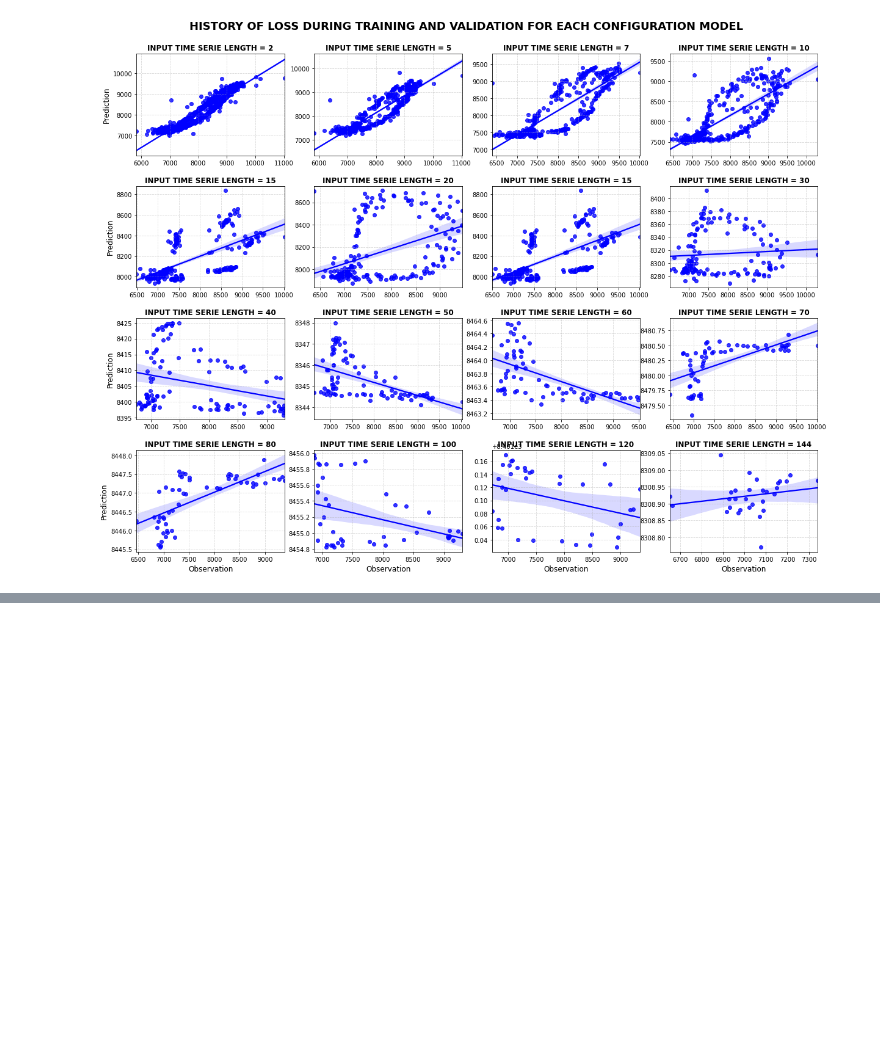
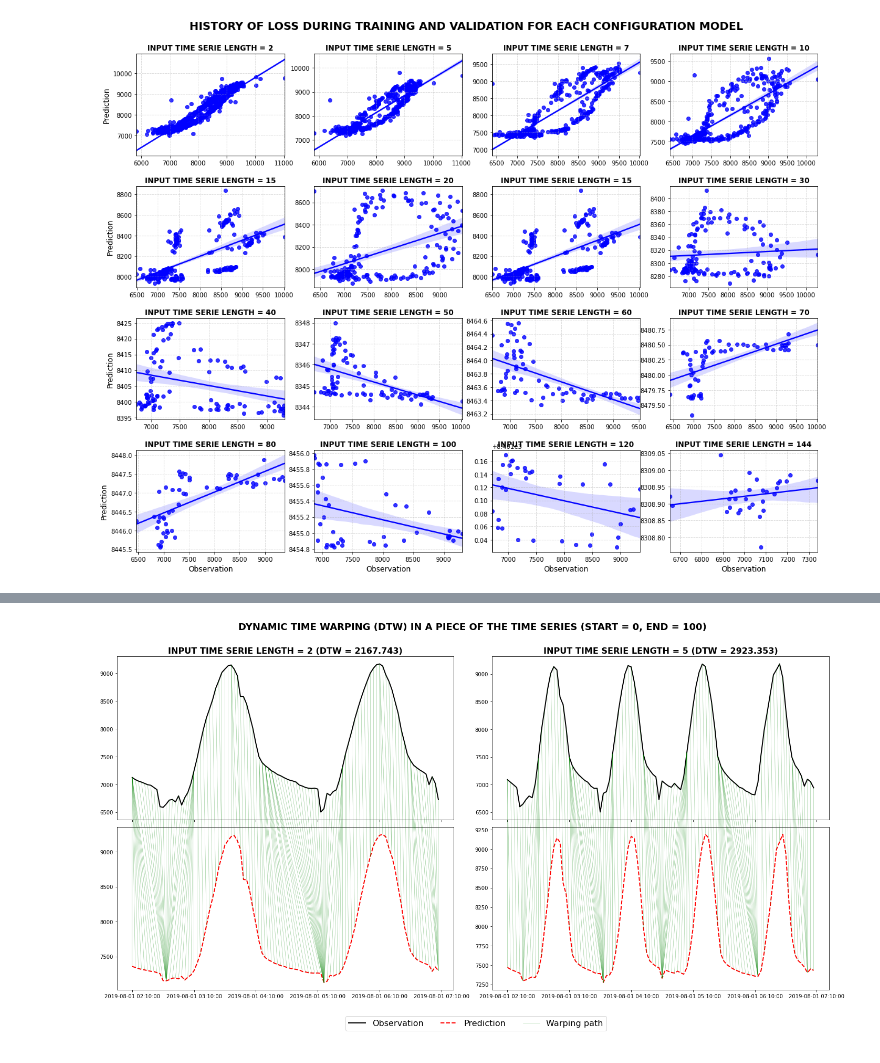
Before and after one commit to AdrianoPereira/CAP421, a Jupyter notebook: lectures/homework12/RNN_LSTM_GOES16_EXERCISE.ipynb, the cells around one changed output, grey strips where cells are left out. Saved outputs shown, nothing was run; the diff lists cells and outputs as text; code cells hidden in the pictures; blank space fills up the shorter version.

```diff
--- a/lectures/homework12/RNN_LSTM_GOES16_EXERCISE.ipynb
+++ b/lectures/homework12/RNN_LSTM_GOES16_EXERCISE.ipynb
@@ -457,0 +539,64 @@ Text(0.5, 0, 'Input time serie length')
+# %%
+import matplotlib as mpl
+
+fig, ax = plt.subplots(2, 2, figsize=(20, 10), sharex='all')
+
+start, end = 0, 100
+fig.suptitle(f"DYNAMIC TIME WARPING (DTW) IN A PIECE OF THE TIME SERIES (START = {start}, END = {end})",
+            fontsize=18, fontweight='bold', y=1.01)
+for i, ts_length in enumerate(ts_lengths[:2]):
+    ts_length += 1
+    stride = ts_length
+    prefix = f"LSTM-TS{str(ts_length).zfill(3)}-ST{str(stride).zfill(3)}"
+    path_model = f"{RESULT_PATH}/{prefix}"
+
+    model = tf.keras.models.load_model(f"{path_model}/MODEL-{prefix}.hdf5")
+
+    # Get date times ticks for x axis
+    xtick = []
+    for j in range(0, len(xticks)-ts_length, stride):
+        xtick.append(xticks[j+ts_length])
+
+    # Creating time series of test data
+    X_test, y_test = create_Xy(x_data_test, ts_length, stride=stride)
+
+    # Predict
+    y_pred = model.predict(X_test)[:, 0, :]
+
+    true = scaler.inverse_transform(y_test)[:, 0]
+    pred = scaler.inverse_transform(y_pred)[:, 0]
+
+    s1 = true[start:end]
+    s2 = pred[start:end]
+    path = dtw.warping_path(s1, s2)
+    ax[0][i].set_title(f"INPUT TIME SERIE LENGTH = {ts_length-1} (DTW = {dtw.distance(s1, s2):.3f})",
+                       fontdict={'size':16, 'weight': 'bold'})
+
+    ax[0][i].plot(s1, color='k', lw=2, ls='-')
+    ax[1][i].plot(s2, color='red', lw=2, ls='--')
+    ax[1][i].set_xticklabels(xtick[start:end])
+    plt.tight_layout()
+    lines = []
+    for r_c, c_c in path:
+        if r_c < 0 or c_c < 0:
+            continue
+        con = mpl.patches.ConnectionPatch(xyA=[r_c, s1[r_c]], coordsA=ax[0][i].transData,
+                              xyB=[c_c, s2[c_c]], coordsB=ax[1][i].transData, color='green', lw=0.5, alpha=0.5)
+        lines.append(con)
+
+    for line in lines:
+        fig.add_artist(line)
+
+lax = fig.add_axes([0.03, -0.1, 0.95, 0.1])
+lax.axis('off')
+lax.plot([], color='k', lw=2, ls='-', label='Observation')
+lax.plot([], color='red', lw=2, ls='--', label='Prediction')
+lax.plot([],  color='green', lw=0.5, alpha=0.5, label='Warping path')
+lax.legend(ncol=3, loc='center', fontsize=16)
+
+plt.savefig(
+    f"{RESULT_PATH}/paths-dtw.png", transparent=False, bbox_inches='tight',
+    pad_inches=0.1
+)
+# %% [output]
+[figure, added]
```
Also changed, not shown: parts of 26 cells of this notebook, 38 other files.
